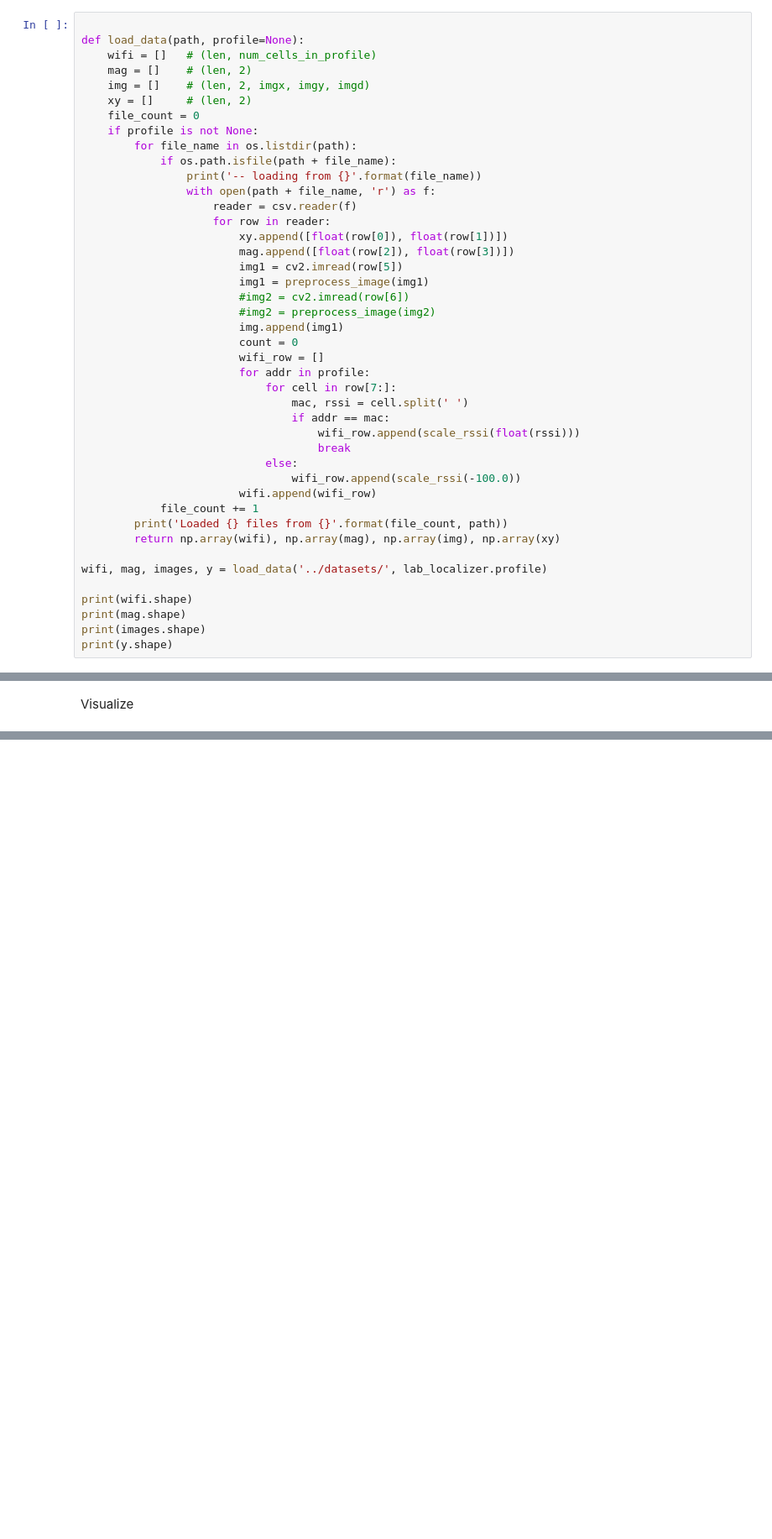
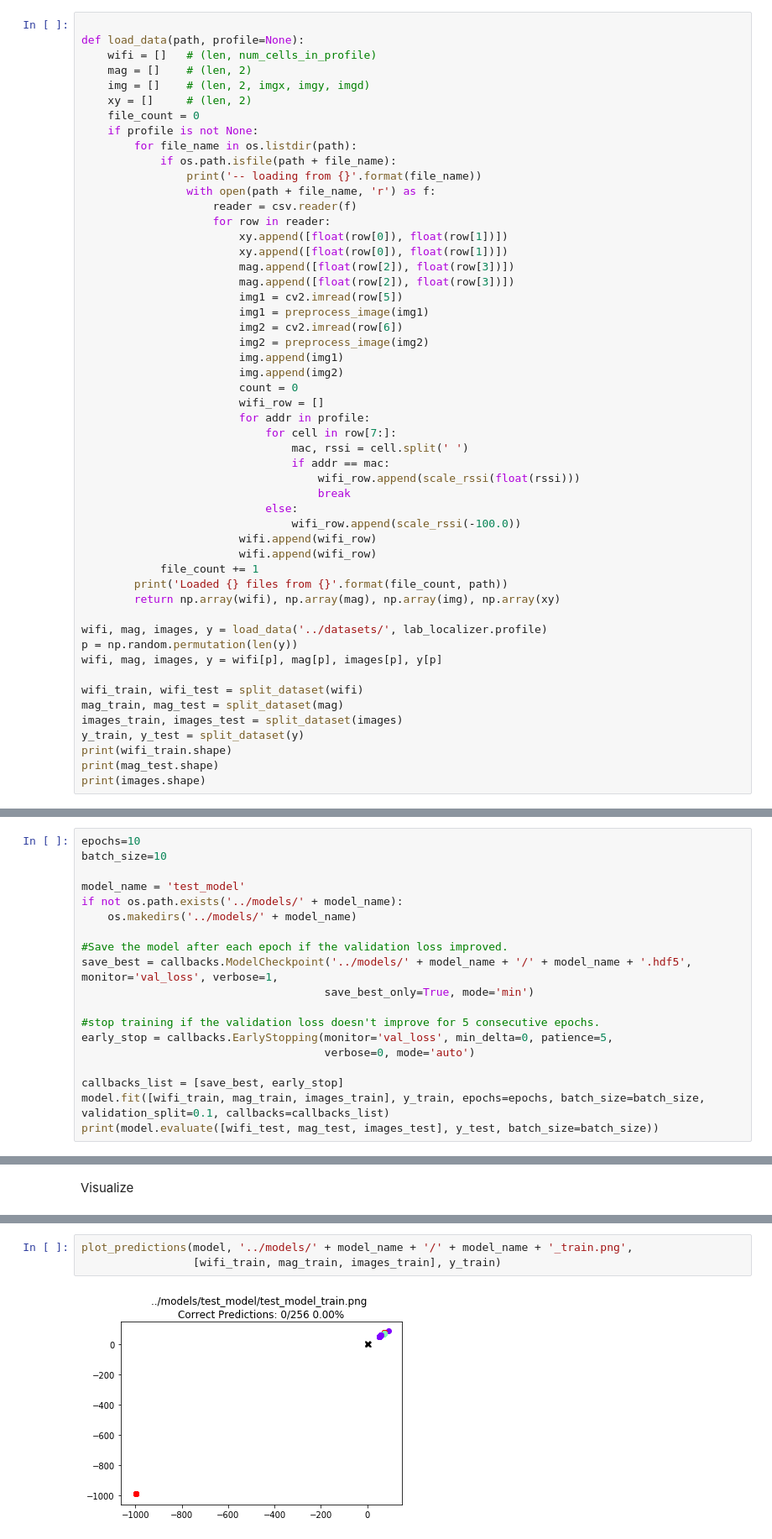
Before and after one commit to JohnFodero/localizer, a Jupyter notebook: scripts/FullModelTrain.ipynb, the cells around one changed output, grey strips where cells are left out. Shown at 84% size. Drawn from its saved outputs; the diff is of its cells as text; blank space fills up the shorter version.

Commit message:
updated FULLMODELTRAIN notenotebook with reusable code. to be implemented in older modeling soon

```diff
--- a/scripts/FullModelTrain.ipynb
+++ b/scripts/FullModelTrain.ipynb
@@ -58,12 +71,15 @@ def load_data(path, profile=None):
                     reader = csv.reader(f)
                     for row in reader:
                         xy.append([float(row[0]), float(row[1])])
+                        xy.append([float(row[0]), float(row[1])])
+                        mag.append([float(row[2]), float(row[3])])
                         mag.append([float(row[2]), float(row[3])])
                         img1 = cv2.imread(row[5])
                         img1 = preprocess_image(img1)
-                        #img2 = cv2.imread(row[6])
-                        #img2 = preprocess_image(img2)
+                        img2 = cv2.imread(row[6])
+                        img2 = preprocess_image(img2)
                         img.append(img1)
+                        img.append(img2)
                         count = 0
                         wifi_row = []
                         for addr in profile:
@@ -75,16 +91,22 @@ def load_data(path, profile=None):
                             else:
                                 wifi_row.append(scale_rssi(-100.0))
                         wifi.append(wifi_row)
+                        wifi.append(wifi_row)
             file_count += 1
         print('Loaded {} files from {}'.format(file_count, path))
         return np.array(wifi), np.array(mag), np.array(img), np.array(xy)
 
 wifi, mag, images, y = load_data('../datasets/', lab_localizer.profile)
+p = np.random.permutation(len(y))
+wifi, mag, images, y = wifi[p], mag[p], images[p], y[p]
 
-print(wifi.shape)
-print(mag.shape)
+wifi_train, wifi_test = split_dataset(wifi)
+mag_train, mag_test = split_dataset(mag)
+images_train, images_test = split_dataset(images)
+y_train, y_test = split_dataset(y)
+print(wifi_train.shape)
+print(mag_test.shape)
 print(images.shape)
-print(y.shape)
 # %% [output]
 -- loading from 2017-07-13_15:14
 -- loading from 2017-07-13_11:06
@@ -117,0 +166,19 @@ ValueError: "concat" mode can only merge layers with matching output shapes exce
+# %%
+epochs=10
+batch_size=10
+
+model_name = 'test_model'
+if not os.path.exists('../models/' + model_name):
+    os.makedirs('../models/' + model_name)
+
+#Save the model after each epoch if the validation loss improved.
+save_best = callbacks.ModelCheckpoint('../models/' + model_name + '/' + model_name + '.hdf5', monitor='val_loss', verbose=1,
+                                     save_best_only=True, mode='min')
+
+#stop training if the validation loss doesn't improve for 5 consecutive epochs.
+early_stop = callbacks.EarlyStopping(monitor='val_loss', min_delta=0, patience=5,
+                                     verbose=0, mode='auto')
+
+callbacks_list = [save_best, early_stop]
+model.fit([wifi_train, mag_train, images_train], y_train, epochs=epochs, batch_size=batch_size, validation_split=0.1, callbacks=callbacks_list)
+print(model.evaluate([wifi_test, mag_test, images_test], y_test, batch_size=batch_size))
@@ -119,0 +251,5 @@ Visualize
+# %%
+plot_predictions(model, '../models/' + model_name + '/' + model_name + '_train.png',
+                 [wifi_train, mag_train, images_train], y_train)
+# %% [output]
+[figure, added]
```
Also changed, not shown: parts of 11 cells of this notebook, 20 other files.
